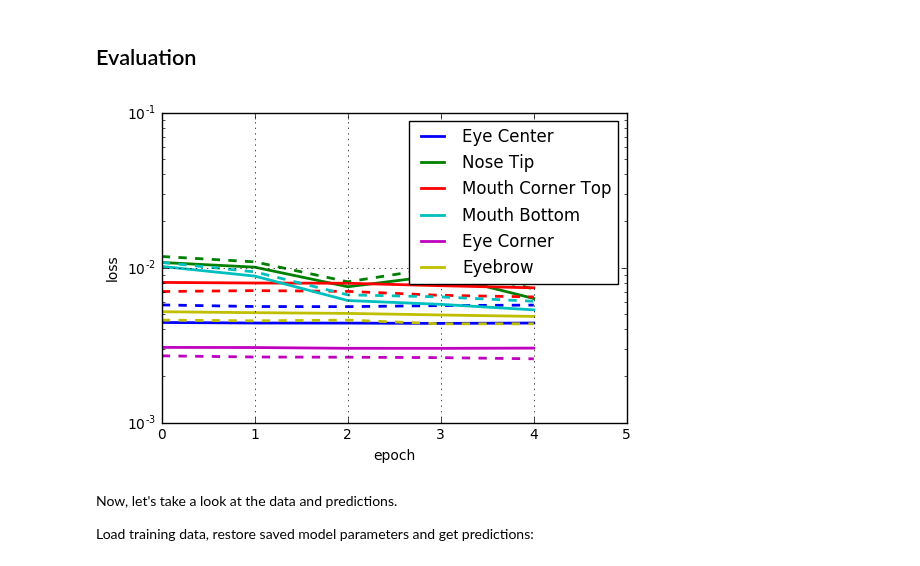
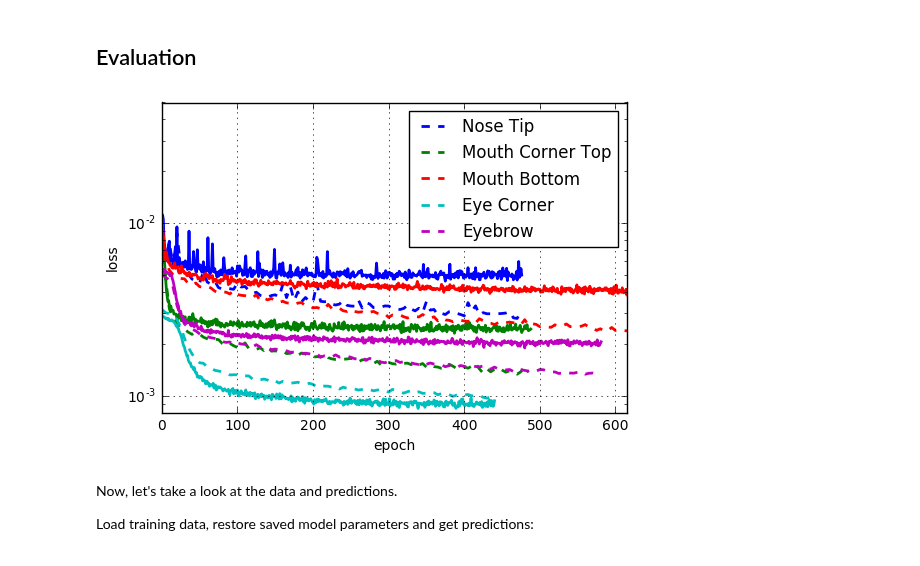
Before and after one commit to alexstaravoitau/kaggle-facial-keypoints-detection, a Jupyter notebook: 3_training_specialists.ipynb, the cells around one changed output. Drawn from its saved outputs; the diff is of its cells as text; code cells hidden in the pictures.

Commit message:
Fix a bunch of missing routines for specialists model and add training history

```diff
--- a/3_training_specialists.ipynb
+++ b/3_training_specialists.ipynb
@@ -164,3 +166,30 @@ SPECIALIST_SETTINGS = [
+# %%
+class FlipBatchIterator(BatchIterator):
+    flip_indices = [
+        (0, 2), (1, 3),
+        (4, 8), (5, 9), (6, 10), (7, 11),
+        (12, 16), (13, 17), (14, 18), (15, 19),
+        (22, 24), (23, 25),
+        ]
+
+    def transform(self, Xb, yb):
+        Xb, yb = super(FlipBatchIterator, self).transform(Xb, yb)
+
+        # Flip half of the images in this batch at random:
+        bs = Xb.shape[0]
+        indices = np.random.choice(bs, int(bs / 2), replace=False)
+        Xb[indices] = Xb[indices, :, ::-1, :]
+
+        if yb is not None:
+            # Horizontal flip of all x coordinates:
+            yb[indices, ::2] = yb[indices, ::2] * -1
+
+            # Swap places, e.g. left_eye_center_x -> right_eye_center_x
+            for a, b in self.flip_indices:
+                yb[indices, a], yb[indices, b] = (
+                    yb[indices, b], yb[indices, a])
+
+        return Xb, yb
 # %% [markdown]
 This is our early stopping routine.
 # %%
@@ -177,13 +206,13 @@ class EarlyStopping(object):
         if loss < self.best_loss:
             self.best_loss = loss
             self.best_loss_epoch = epoch
-            self.restore_path = self.saver.save(session, "early_stopping_checkpoint")
+            self.restore_path = self.saver.save(self.session, "early_stopping_checkpoint")
         elif self.best_loss_epoch + self.patience < epoch:
             print("Early stopping.\nBest monitored loss was {:.6f} at epoch {}.".format(
                 self.best_loss, self.best_loss_epoch
             ))
             if self.restore_path != None:
-                self.saver.restore(session, self.restore_path)
+                self.saver.restore(self.session, self.restore_path)
             else:
                 print("ERROR: Failed to restore session")
             return True
@@ -440,27 +469,27 @@ def plot_learning_curves(spec_name, color):
     valid_loss = model_history["valid_loss_history"]
     epochs = train_loss.shape[0]
     x_axis = np.arange(epochs)
-    pyplot.plot(x_axis[train_loss > 0], train_loss[train_loss > 0], color + "-", linewidth=2, label = spec_name.replace("_", " ").title())
-    pyplot.plot(x_axis[valid_loss > 0], valid_loss[valid_loss > 0], color + "--", linewidth=2)
+    pyplot.plot(x_axis[train_loss > 0], train_loss[train_loss > 0], color + "--", linewidth=2, label = spec_name.replace("_", " ").title())
+    pyplot.plot(x_axis[valid_loss > 0], valid_loss[valid_loss > 0], color + "-", linewidth=2)
     return epochs
 # %%
 max_model_epochs = 0
 colors = ["b", "g", "r", "c", "m", "y", "k", "w"]
 for spec_setting in SPECIALIST_SETTINGS:
     spec_epochs = plot_learning_curves(spec_setting['name'], colors[SPECIALIST_SETTINGS.index(spec_setting) % len(colors)])
     if spec_epochs > max_model_epochs:
         max_model_epochs = spec_epochs
 
 pyplot.grid()
 pyplot.legend()
 pyplot.xlabel("epoch")
 pyplot.ylabel("loss")
-pyplot.ylim(0.001, 0.1)
-pyplot.xlim(0, max_model_epochs)
+pyplot.ylim(0.0008, 0.05)
+pyplot.xlim(0, 615)
 pyplot.yscale("log")
 pyplot.show()
 # %% [output]
-[figure, old version]
+[figure, new version]
 # %% [markdown]
 Now, let's take a look at the data and predictions.
 
```
Also changed, not shown: parts of 6 cells of this notebook, 14 other files.
